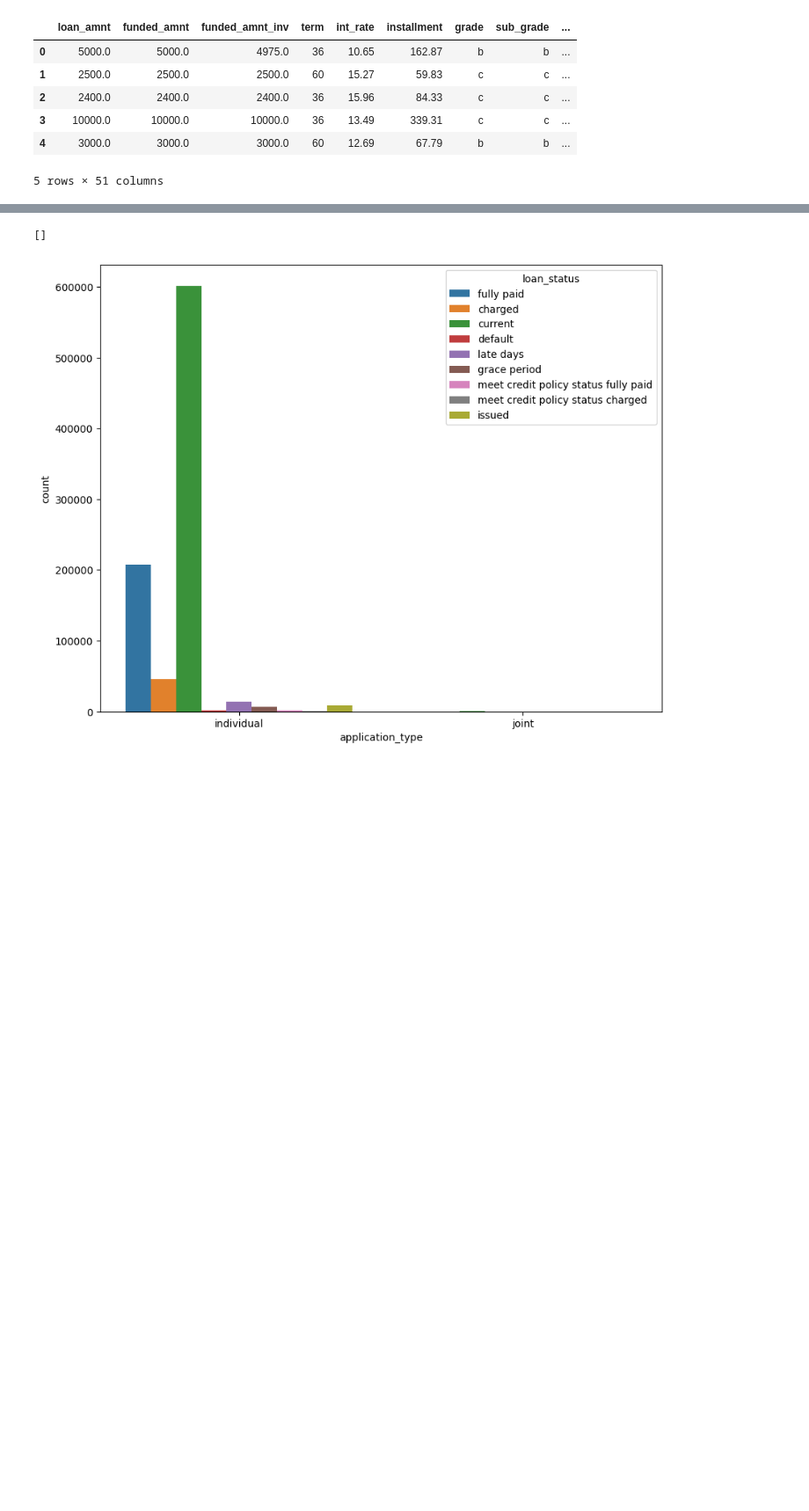
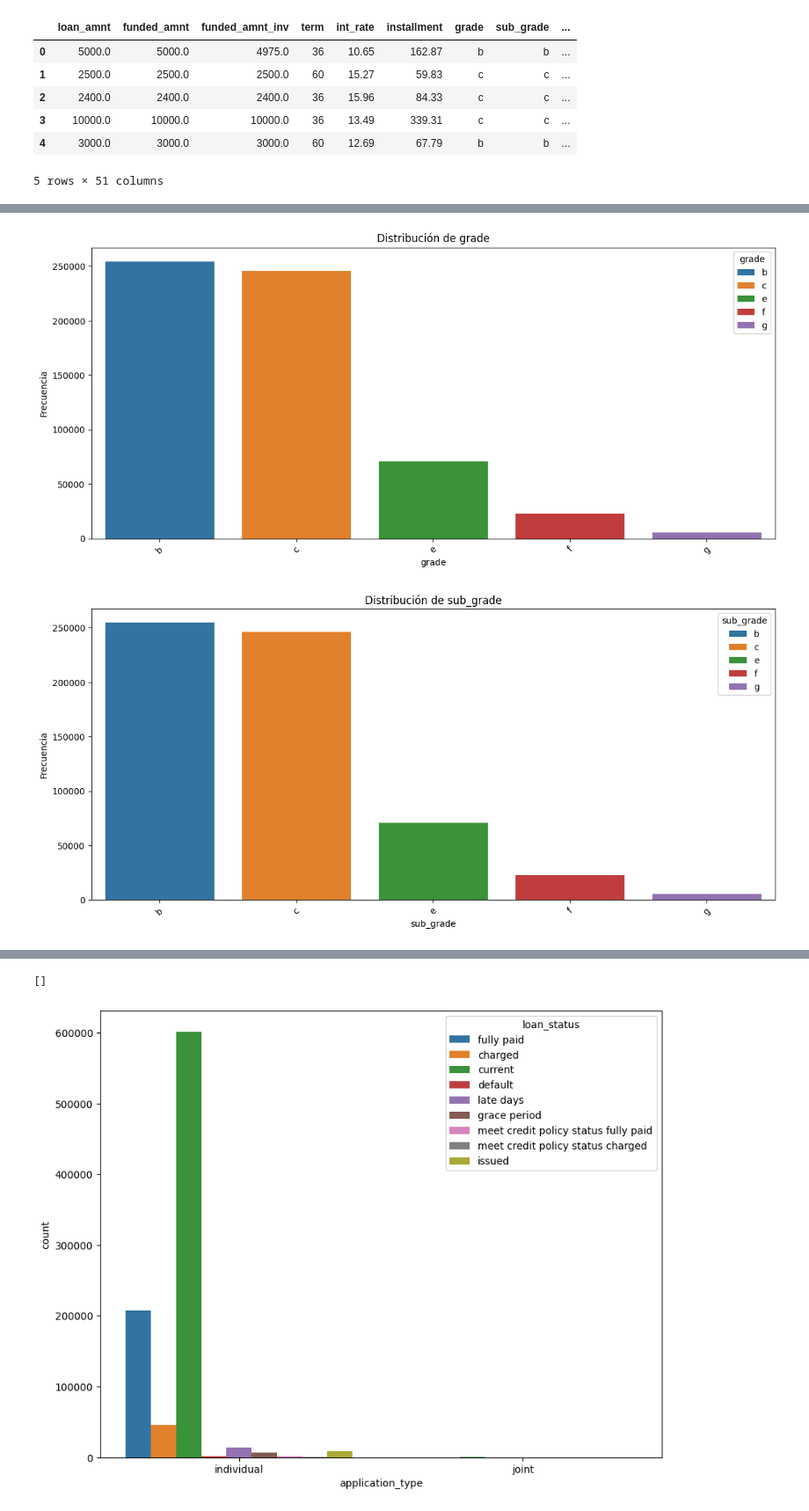
Before and after one commit to jzapataca/Modelos-de-riesgo, a Jupyter notebook: notebooks/2. eda.ipynb, the cells around one changed output, grey strips where cells are left out. Shown at 88% size. Cells and saved outputs as stored; diff of their text form; code cells hidden in the pictures; blank space fills up the shorter version.

```diff
--- a/notebooks/2. eda.ipynb
+++ b/notebooks/2. eda.ipynb
@@ -17,0 +74,6 @@ data.head()
+# %%
+categorical_columns = data.select_dtypes(include=['object']).columns
+for col in categorical_columns:
+    print(f"Frecuencias para {col}:")
+    print(data[col].value_counts())
+    print("\n")
@@ -17,0 +98,18 @@ data.head()
+# %%
+cant_categorias = 50
+
+categorical_columns = data.select_dtypes(include=['object']).columns
+
+filtered_columns = [col for col in categorical_columns if data[col].nunique() <= cant_categorias]
+
+for col in filtered_columns:
+    plt.figure(figsize=(14, 6))  # Tamaño de la figura
+    sns.countplot(x=col, data=data, hue=col)  # Gráfico de barras
+    plt.title(f'Distribución de {col}')  # Título del gráfico
+    plt.xlabel(col)  # Etiqueta en el eje X
+    plt.ylabel('Frecuencia')  # Etiqueta en el eje Y
+    plt.xticks(rotation=45)  # Girar las etiquetas del eje X si es necesario
+    plt.show()
+# %% [output]
+[figure, added]
+[figure, added]
```
Also changed, not shown: parts of 9 cells of this notebook.
